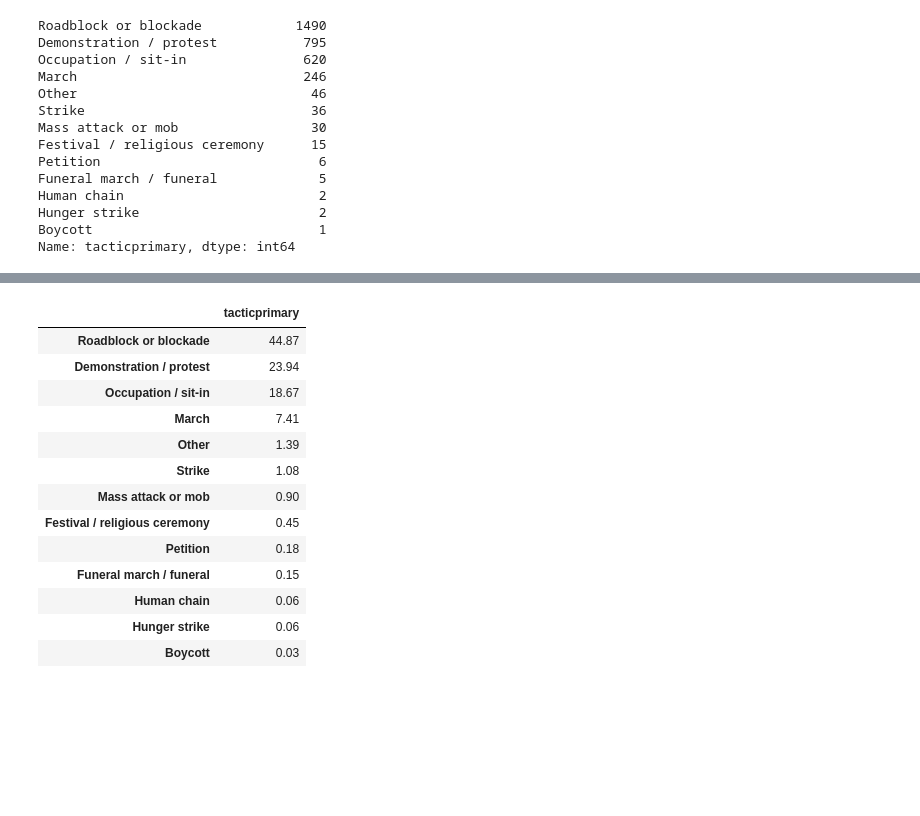
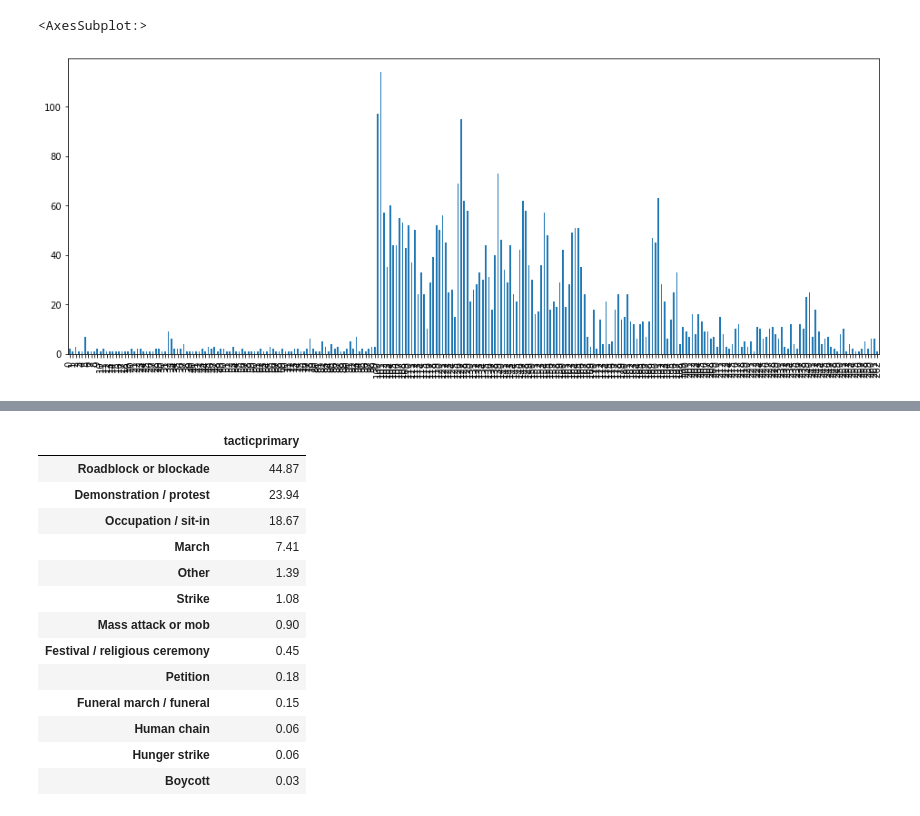
Before and after one commit to NoahDarwich/Leb_analysis, a Jupyter notebook: Notebooks/leb_analysis.ipynb, the cells around one changed output, grey strips where cells are left out. Saved outputs shown, nothing was run; the diff lists cells and outputs as text; code cells hidden in the pictures; blank space fills up the shorter version.

```diff
--- a/Notebooks/leb_analysis.ipynb
+++ b/Notebooks/leb_analysis.ipynb
@@ -28,3 +15,0 @@ df_val.head(50)
-# %%
-df = pd.read_csv('../Data/modified_Thawra_2019-2020 - Main.csv',header=1,)
-df.head()
@@ -59,3 +16,4 @@ list(df.columns)
 # %%
+df.drop_duplicates(inplace=True)
 df.shape
 # %% [output]
@@ -83,3 +20,0 @@ array(['protesting to migrate', nan,
-# %%
-df = pd.read_csv('../Data/modified_Thawra_2019-2020 - Main.csv', header=1)
-df.sample(4)
@@ -93,17 +21,5 @@ df.sample(4)
-# %%
-df.tacticprimary.value_counts()
-# %% [output]
-Roadblock or blockade            1490
-Demonstration / protest           795
-Occupation / sit-in               620
-March                             246
-Other                              46
-Strike                             36
-Mass attack or mob                 30
-Festival / religious ceremony      15
-Petition                            6
-Funeral march / funeral             5
-Human chain                         2
-Hunger strike                       2
-Boycott                             1
-Name: tacticprimary, dtype: int64
+# %%
+df.groupby('Startdate')['governorate'].count().plot(kind='bar', figsize=[16,6], use_index=False)
+# %% [output]
+<AxesSubplot:>
+[figure, added]
```
Also changed, not shown: parts of 9 cells of this notebook.
